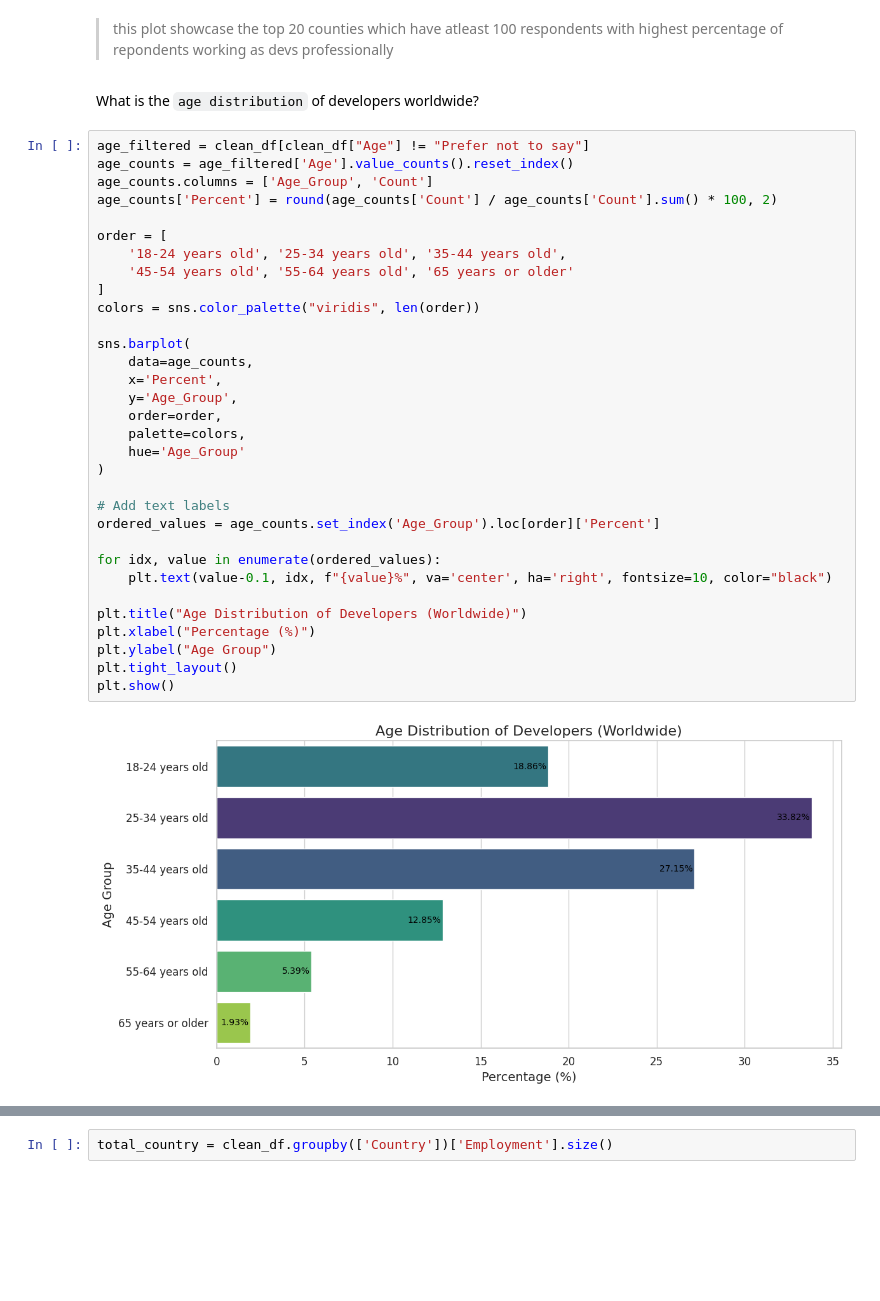
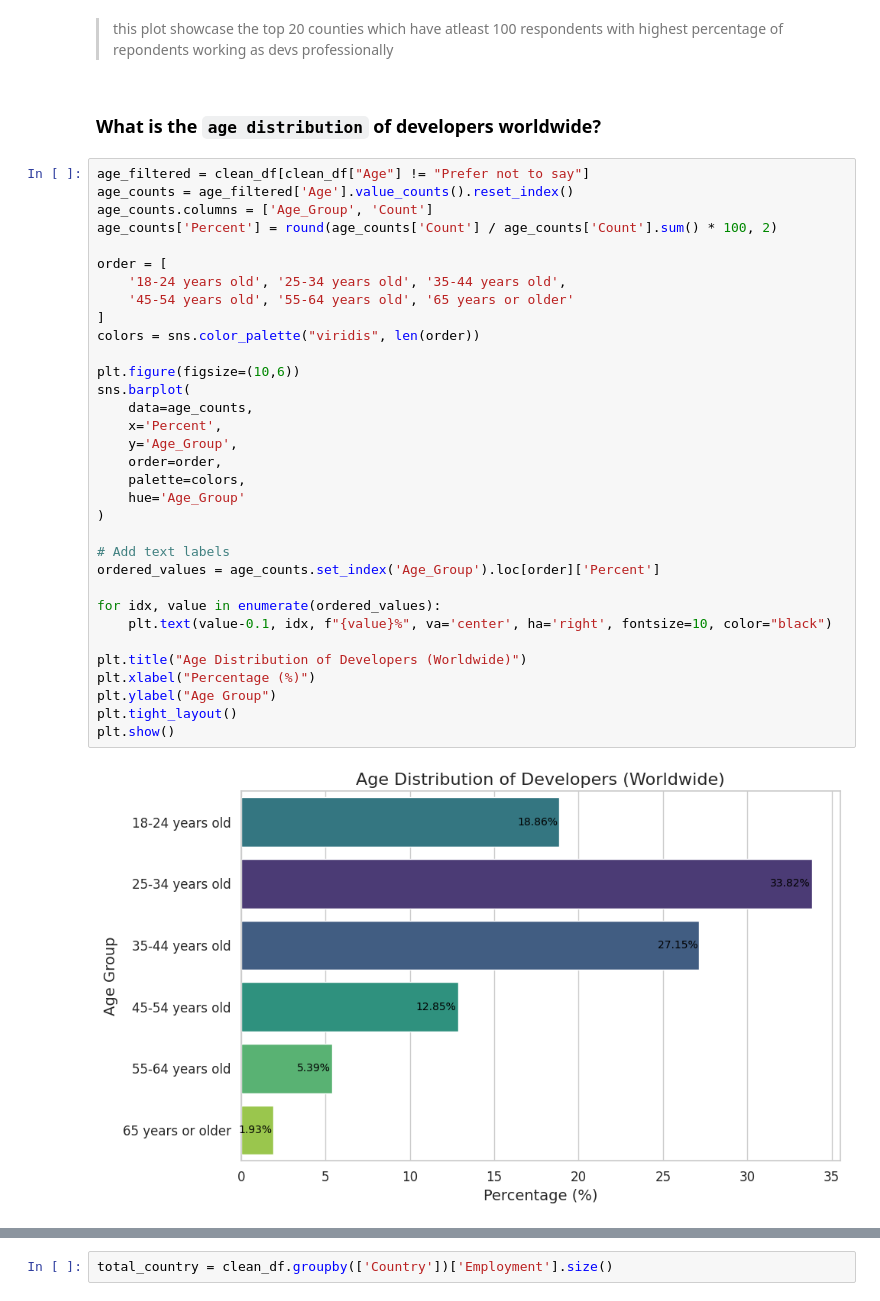
Before and after one commit to Rishabh-Verma-thc/StackOverflow2025-EDA, a Jupyter notebook: notebooks/SO_2025-EDA-insights.ipynb, the cells around one changed output, grey strips where cells are left out. Drawn from its saved outputs; the diff is of its cells as text; blank space fills up the shorter version.

```diff
--- a/notebooks/SO_2025-EDA-insights.ipynb
+++ b/notebooks/SO_2025-EDA-insights.ipynb
@@ -103,39 +103,40 @@ plt.show()
 # %% [markdown]
 >this plot showcase the top 20 counties which have atleast 100 respondents with highest percentage of repondents working as devs professionally
 # %% [markdown]
-What is the `age distribution` of developers worldwide?
+### What is the `age distribution` of developers worldwide?
 # %%
 age_filtered = clean_df[clean_df["Age"] != "Prefer not to say"]
 age_counts = age_filtered['Age'].value_counts().reset_index()
 age_counts.columns = ['Age_Group', 'Count']
 age_counts['Percent'] = round(age_counts['Count'] / age_counts['Count'].sum() * 100, 2)
 
 order = [
     '18-24 years old', '25-34 years old', '35-44 years old',
     '45-54 years old', '55-64 years old', '65 years or older'
 ]
 colors = sns.color_palette("viridis", len(order))
 
+plt.figure(figsize=(10,6))
 sns.barplot(
     data=age_counts,
     x='Percent',
     y='Age_Group',
     order=order,
     palette=colors,
     hue='Age_Group'
 )
 
 # Add text labels
 ordered_values = age_counts.set_index('Age_Group').loc[order]['Percent']
 
 for idx, value in enumerate(ordered_values):
     plt.text(value-0.1, idx, f"{value}%", va='center', ha='right', fontsize=10, color="black")
 
 plt.title("Age Distribution of Developers (Worldwide)")
 plt.xlabel("Percentage (%)")
 plt.ylabel("Age Group")
 plt.tight_layout()
 plt.show()
 # %% [output]
-[figure, old version]
+[figure, new version]
 # %% [markdown]
```
Also changed, not shown: parts of 85 cells of this notebook, 25 other files.
